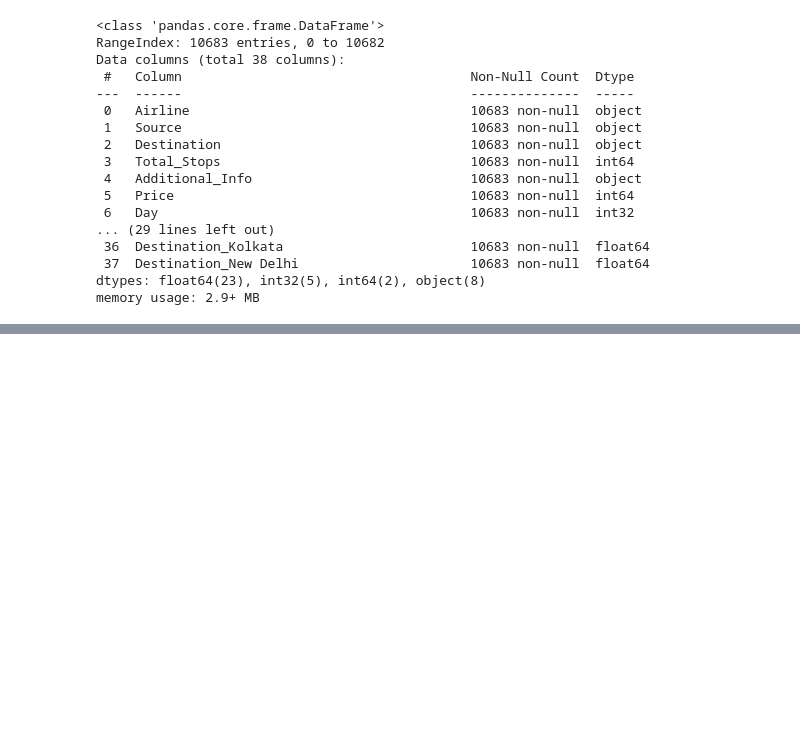
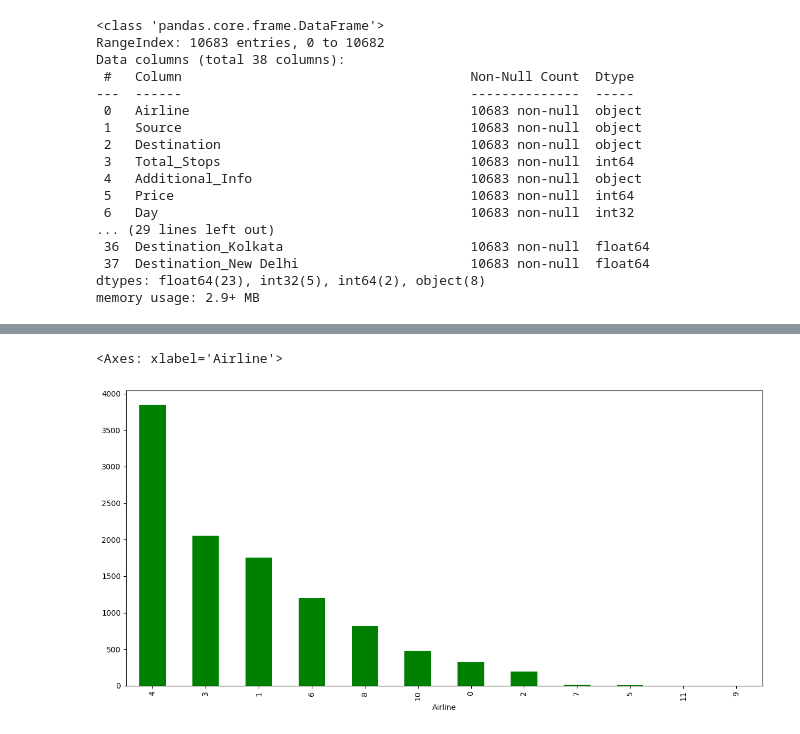
Before and after one commit to Khan-Ramsha/Data-Science, a Jupyter notebook: EDA/Flight_price_EDA.ipynb, the cells around one changed output, grey strips where cells are left out. Drawn from its saved outputs; the diff is of its cells as text; code cells hidden in the pictures; blank space fills up the shorter version.

```diff
--- a/EDA/Flight_price_EDA.ipynb
+++ b/EDA/Flight_price_EDA.ipynb
@@ -591,0 +548,7 @@ memory usage: 2.5+ MB
+# %%
+encoder=LabelEncoder()
+# %%
+final_data["Airline"]=encoder.fit_transform(final_data["Airline"])
+final_data["Source"]=encoder.fit_transform(final_data["Source"])
+final_data["Destination"]=encoder.fit_transform(final_data["Destination"])
+final_data["Additional_Info"]=encoder.fit_transform(final_data["Additional_Info"])
@@ -591,0 +567,2 @@ memory usage: 2.5+ MB
+# %%
+obj=[x for x in final_data.columns if final_data[x].dtype=="float"]
@@ -591,0 +589,3 @@ memory usage: 2.5+ MB
+# %%
+for i in obj:
+    final_data.drop(i,axis=1,inplace=True)
@@ -591,0 +612,6 @@ memory usage: 2.5+ MB
+# %%
+plt.figure(figsize=[15,7])
+final_data["Airline"].value_counts().plot(kind="bar",color="green")
+# %% [output]
+<Axes: xlabel='Airline'>
+[figure, added]
```
Also changed, not shown: parts of 39 cells of this notebook, 2 other files.
